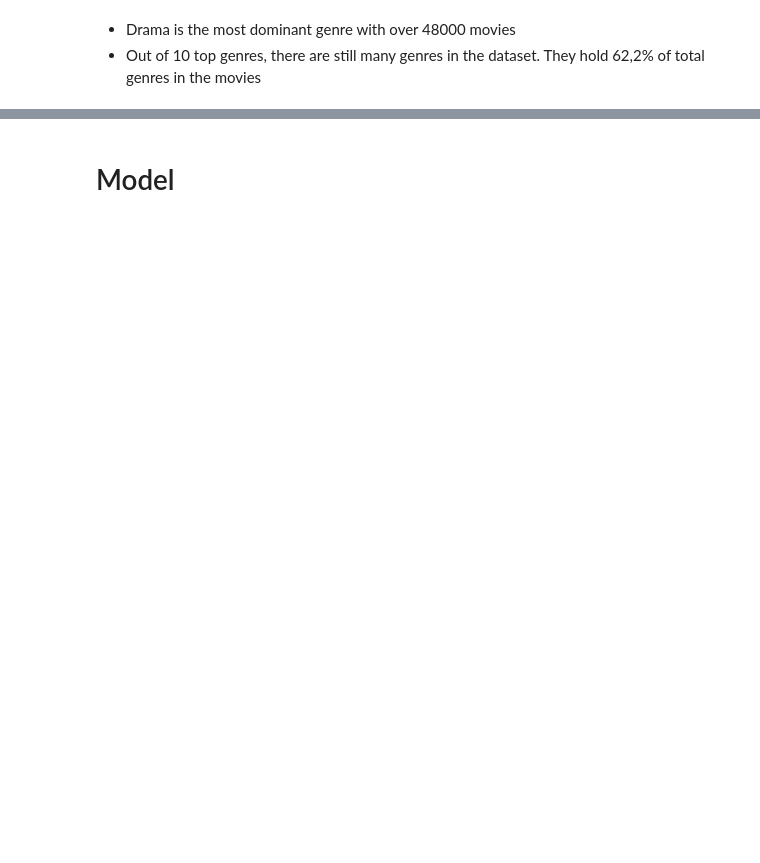
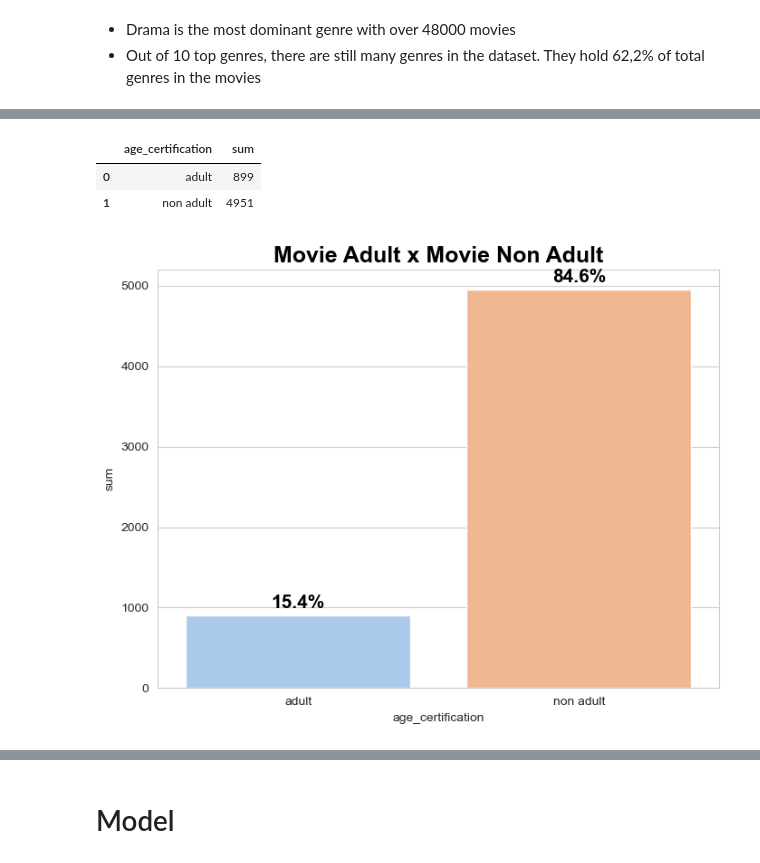
Before and after one commit to leonardoccarv/NetflixClustering, a Jupyter notebook: NetflixRecommendation.ipynb, the cells around one changed output, grey strips where cells are left out. Drawn from its saved outputs; the diff is of its cells as text; code cells hidden in the pictures; blank space fills up the shorter version.

```diff
--- a/NetflixRecommendation.ipynb
+++ b/NetflixRecommendation.ipynb
@@ -184,0 +215,3 @@ plt.show()
+# %%
+ax2 = df_titles['age_certification'].apply(lambda x: 'adult' if x in ['NC-17', 'TV-MA'] else 'non adult').reset_index(name='age_certification', drop=True)
+ax2 = pd.DataFrame(ax2)
@@ -184,0 +234,21 @@ plt.show()
+# %%
+ax3 = ax2.groupby('age_certification').size().reset_index(name='sum')
+ax3
+# %% [output]
+|  | age_certification | sum |
+| 0 | adult | 899 |
+| 1 | non adult | 4951 |
+# %%
+plt.figure(figsize=(8,6))
+ax = sns.barplot(x='age_certification', y='sum', data=ax3, palette='pastel')
+plt.title('Movie Adult x Movie Non Adult', fontsize=18, weight=600, color='black')
+
+for p in ax.patches:
+    ax.annotate(f'{p.get_height() / len(df_titles) * 100:.1f}%',
+                 (p.get_x() + p.get_width() / 2., p.get_height()),
+                 ha='center', va='center', xytext=(0, 10), textcoords='offset points', fontsize=15, color='black', weight='bold')
+
+
+plt.show()
+# %% [output]
+[figure, added]
```
Also changed, not shown: parts of 23 cells of this notebook.
